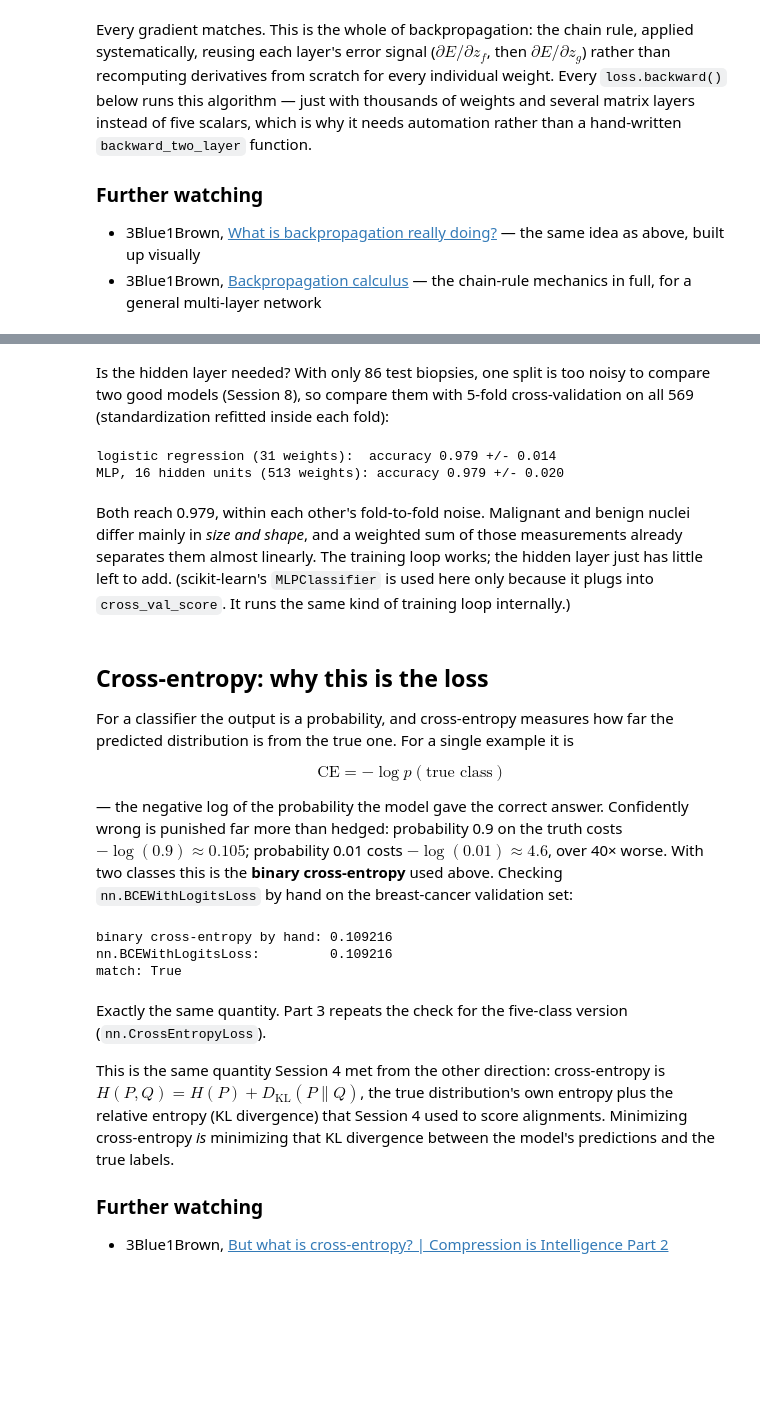
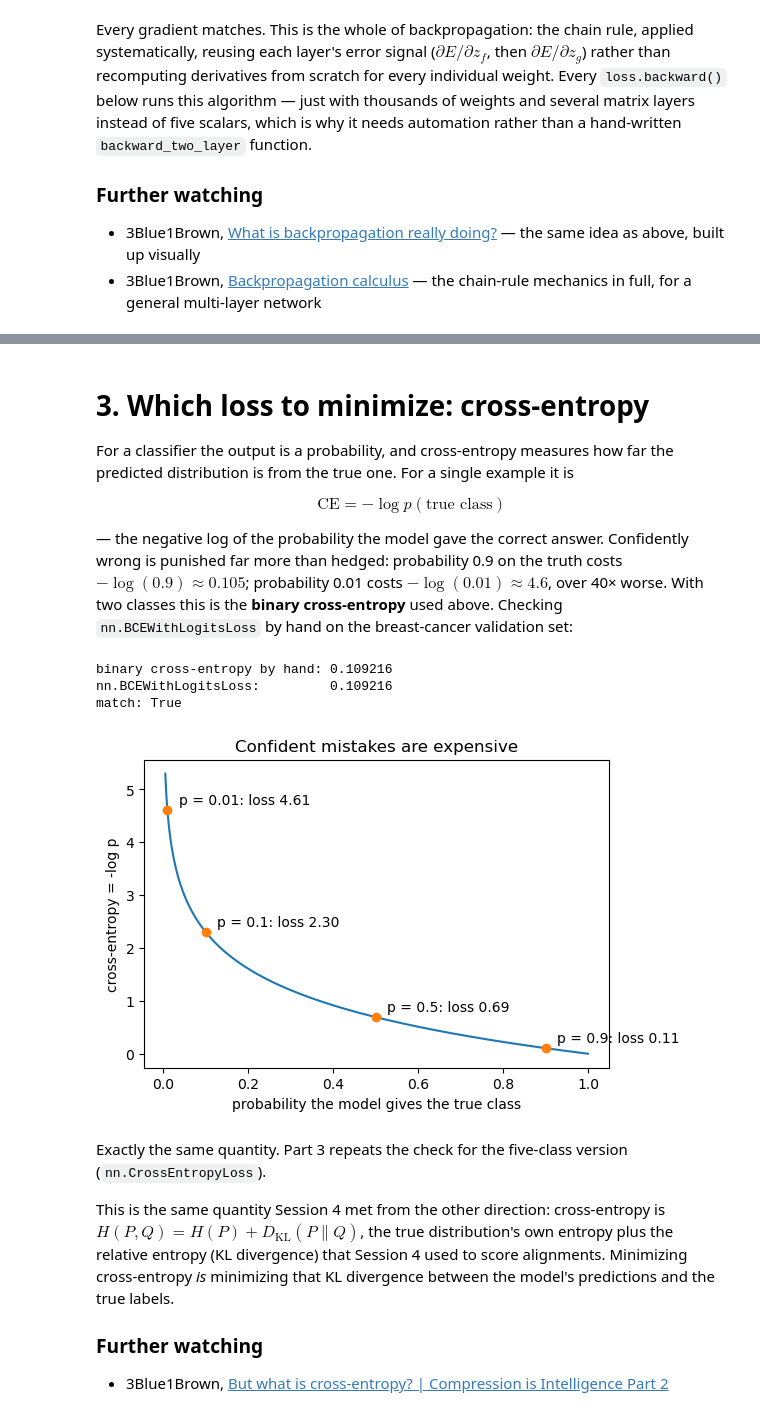
Before and after one commit to ElofssonLab/kb8029-book, a Jupyter notebook: notebooks/session09-backprop-training-regularization.ipynb, the cells around one changed output, grey strips where cells are left out. Cells and saved outputs as stored; diff of their text form; code cells hidden in the pictures; blank space fills up the shorter version.

```diff
--- a/notebooks/session09-backprop-training-regularization.ipynb
+++ b/notebooks/session09-backprop-training-regularization.ipynb
@@ -297,31 +359,5 @@ confusion matrix (rows true benign/malignant):
-# %% [markdown]
-Is the hidden layer needed? With only 86 test biopsies, one split is too
-noisy to compare two good models (Session 8), so compare them with 5-fold
-cross-validation on all 569 (standardization refitted inside each fold):
-# %%
-from sklearn.pipeline import make_pipeline
-from sklearn.preprocessing import StandardScaler
-from sklearn.neural_network import MLPClassifier
-
-cv = StratifiedKFold(n_splits=5, shuffle=True, random_state=0)
-lin_cv = cross_val_score(make_pipeline(StandardScaler(), LogisticRegression(max_iter=5000)), Xb, yb, cv=cv)
-mlp_cv = cross_val_score(make_pipeline(StandardScaler(), MLPClassifier(hidden_layer_sizes=(16,), max_iter=2000,
-                                                                       random_state=0)), Xb, yb, cv=cv)
-print(f"logistic regression (31 weights):  accuracy {lin_cv.mean():.3f} +/- {lin_cv.std():.3f}")
-print(f"MLP, 16 hidden units (513 weights): accuracy {mlp_cv.mean():.3f} +/- {mlp_cv.std():.3f}")
-# %% [output]
-logistic regression (31 weights):  accuracy 0.979 +/- 0.014
-MLP, 16 hidden units (513 weights): accuracy 0.979 +/- 0.020
-# %% [markdown]
-Both reach 0.979, within each other's fold-to-fold noise. Malignant
-and benign nuclei differ mainly in *size and shape*, and a weighted sum of
-those measurements already separates them almost linearly. The training
-loop works; the hidden layer just has little left to add. (scikit-learn's
-`MLPClassifier` is used here only because it plugs into
-`cross_val_score`. It runs the same kind of training loop internally.)
 # %% [markdown]
-
-## Cross-entropy: why this is the loss
+# 3. Which loss to minimize: cross-entropy
 
 For a classifier the output is a probability, and cross-entropy measures
 how far the predicted distribution is from the true one. For a single
@@ -351,6 +387,19 @@ print("match:", abs(by_hand - pytorch) < 1e-6)
 binary cross-entropy by hand: 0.109216
 nn.BCEWithLogitsLoss:         0.109216
 match: True
+# %%
+p = np.linspace(0.005, 1, 400)
+plt.figure(figsize=(6, 4))
+plt.plot(p, -np.log(p), color="tab:blue")
+for pt in (0.9, 0.5, 0.1, 0.01):
+    plt.plot(pt, -np.log(pt), "o", color="tab:orange")
+    plt.annotate(f"p = {pt}: loss {-np.log(pt):.2f}", (pt, -np.log(pt)), xytext=(8, 4), textcoords="offset points")
+plt.xlabel("probability the model gives the true class"); plt.ylabel("cross-entropy = -log p")
+plt.title("Confident mistakes are expensive")
+plt.savefig(f"{FIGS}/session09-cross-entropy.png", dpi=150, bbox_inches="tight")
+plt.show()
+# %% [output]
+[figure, added]
 # %% [markdown]
 Exactly the same quantity. Part 3 repeats the check for the five-class
 version (`nn.CrossEntropyLoss`).
```
Also changed, not shown: parts of 38 cells of this notebook, 12 other files.
